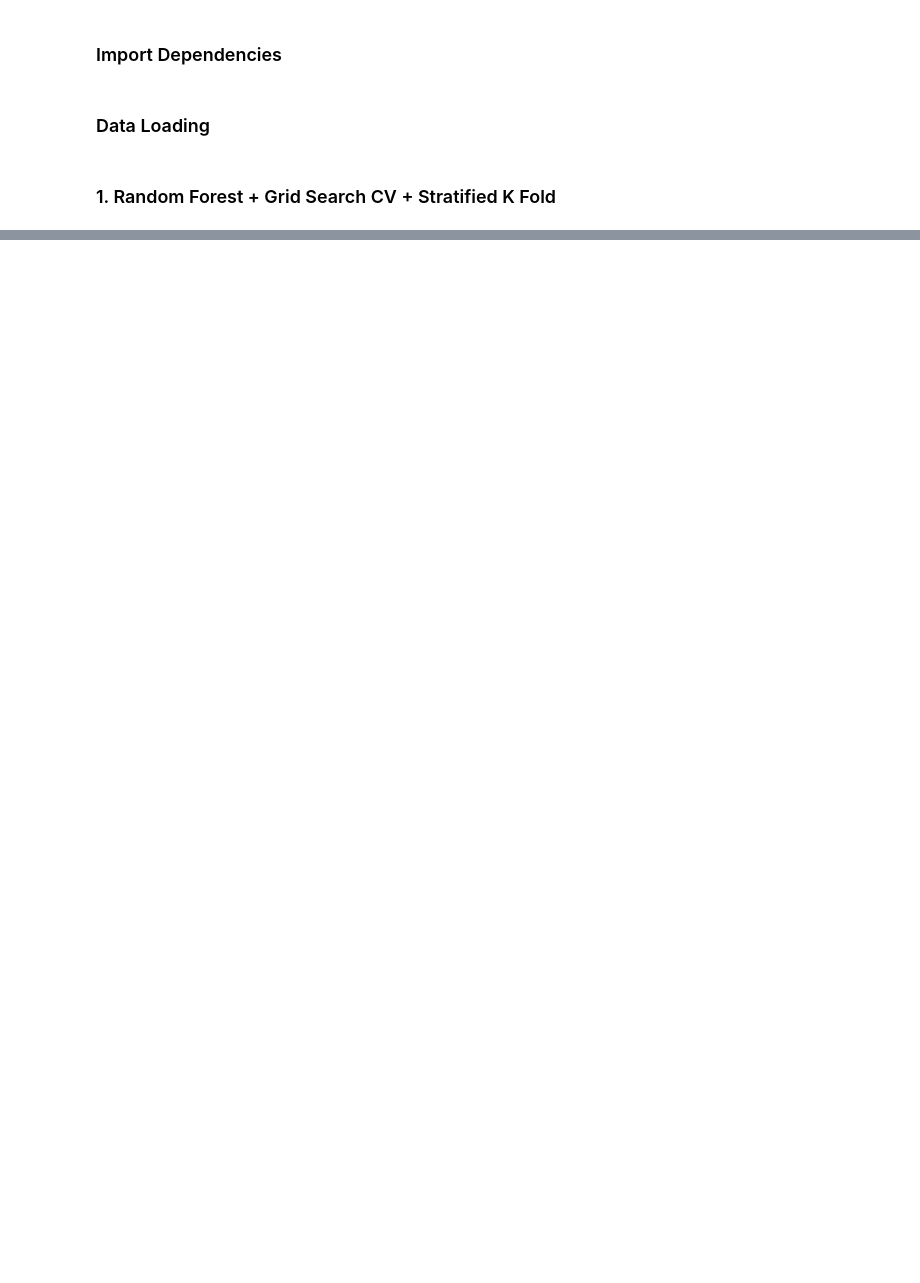
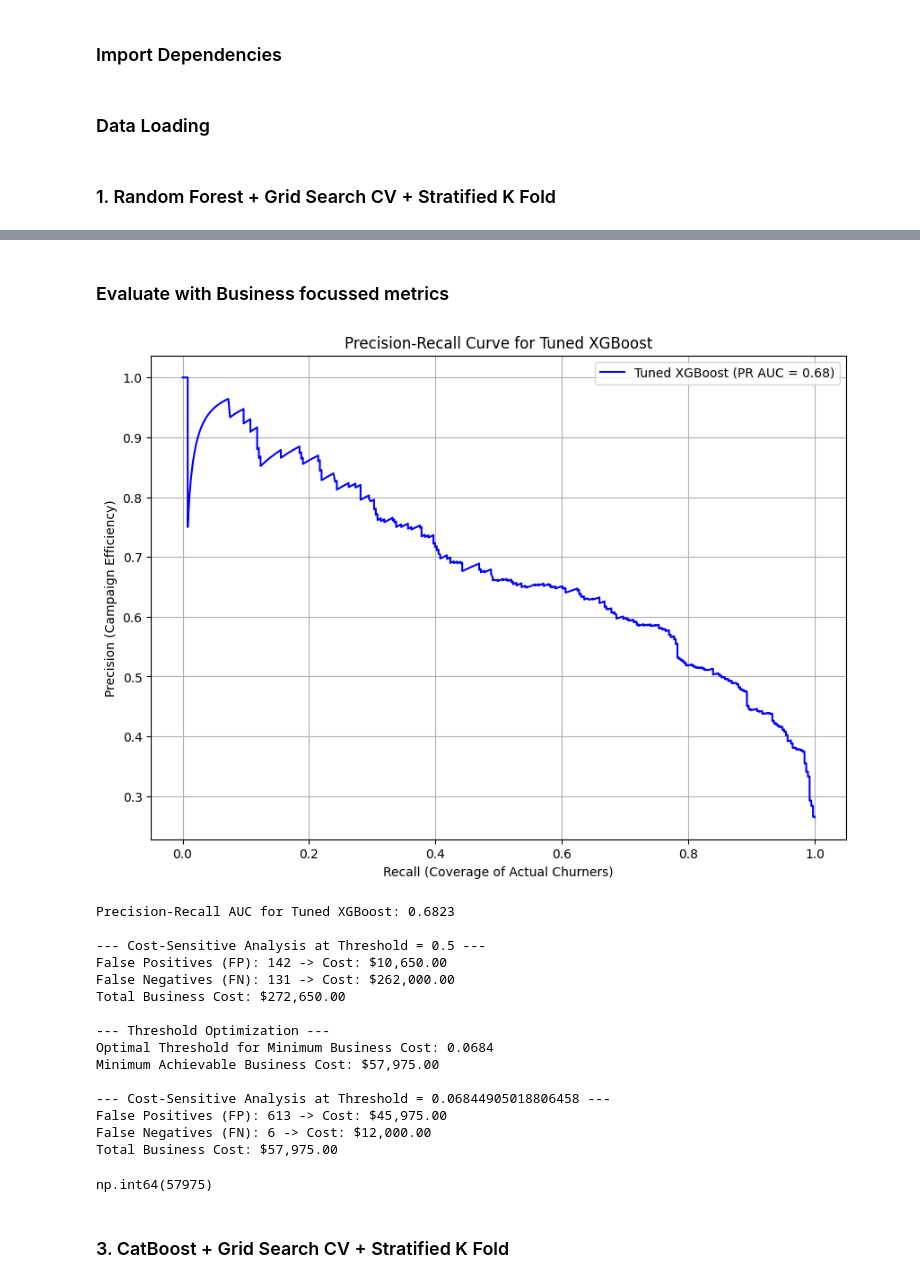
Before and after one commit to yugan243/Telco-Customer-Churn, a Jupyter notebook: Data Preprocessing and Model Training/3_hyperparams_tuning.ipynb, the cells around one changed output, grey strips where cells are left out. Cells and saved outputs as stored; diff of their text form; code cells hidden in the pictures; blank space fills up the shorter version.

```diff
--- a/Data Preprocessing and Model Training/3_hyperparams_tuning.ipynb
+++ b/Data Preprocessing and Model Training/3_hyperparams_tuning.ipynb
@@ -99,0 +283,44 @@ print(classification_report(Y_test, y_pred_best_rf))
+# %% [markdown]
+### Evaluate with Business focussed metrics
+# %%
+best_xgb_model = grid_search_xgb.best_estimator_
+
+# Get Prediction Probabilities for Evaluation
+y_probs_xgb_tuned = best_xgb_model.predict_proba(X_test)[:, 1]
+
+# Define business costs
+COST_FP = 75
+COST_FN = 2000
+
+# Create an instance of our evaluator
+xgb_tuned_evaluator = BusinessModelEvaluator(
+                                            y_true=Y_test,
+                                            y_pred_proba=y_probs_xgb_tuned,
+                                            model_name="Tuned XGBoost"
+                                            )
+
+# Run the Full Business-Focused Evaluation
+xgb_tuned_evaluator.plot_precision_recall_curve()
+xgb_tuned_evaluator.cost_sensitive_analysis(cost_fp=COST_FP, cost_fn=COST_FN)
+optimal_thresh, min_cost = xgb_tuned_evaluator.find_optimal_threshold(cost_fp=COST_FP, cost_fn=COST_FN)
+xgb_tuned_evaluator.cost_sensitive_analysis(cost_fp=COST_FP, cost_fn=COST_FN, threshold=optimal_thresh)
+# %% [output]
+[figure, added]
+Precision-Recall AUC for Tuned XGBoost: 0.6823
+
+--- Cost-Sensitive Analysis at Threshold = 0.5 ---
+False Positives (FP): 142 -> Cost: $10,650.00
+False Negatives (FN): 131 -> Cost: $262,000.00
+Total Business Cost: $272,650.00
+
+--- Threshold Optimization ---
+Optimal Threshold for Minimum Business Cost: 0.0684
+Minimum Achievable Business Cost: $57,975.00
+
+--- Cost-Sensitive Analysis at Threshold = 0.06844905018806458 ---
+False Positives (FP): 613 -> Cost: $45,975.00
+False Negatives (FN): 6 -> Cost: $12,000.00
+Total Business Cost: $57,975.00
+np.int64(57975)
+# %% [markdown]
+### 3. CatBoost + Grid Search CV + Stratified K Fold
```
Also changed, not shown: parts of 13 cells of this notebook.
